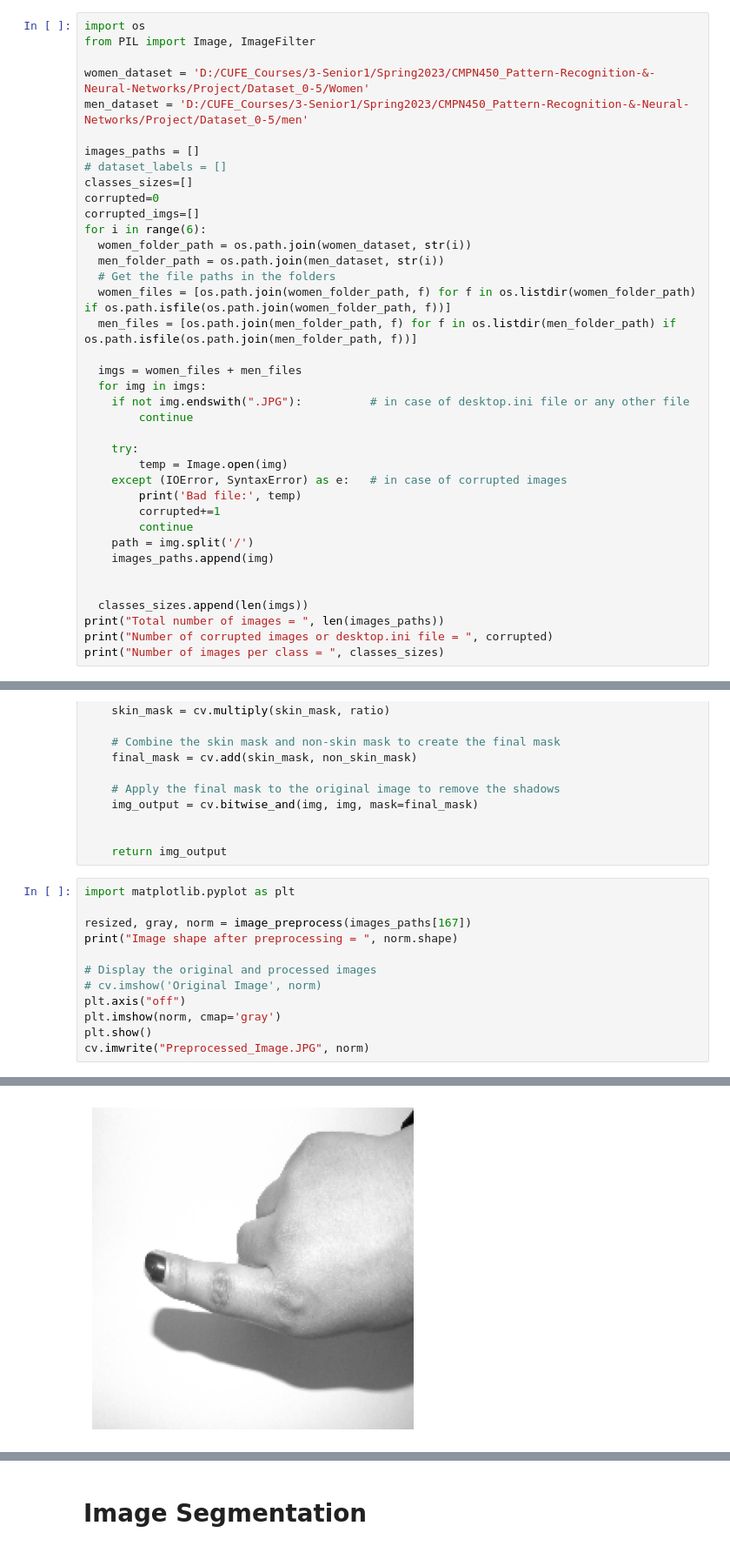
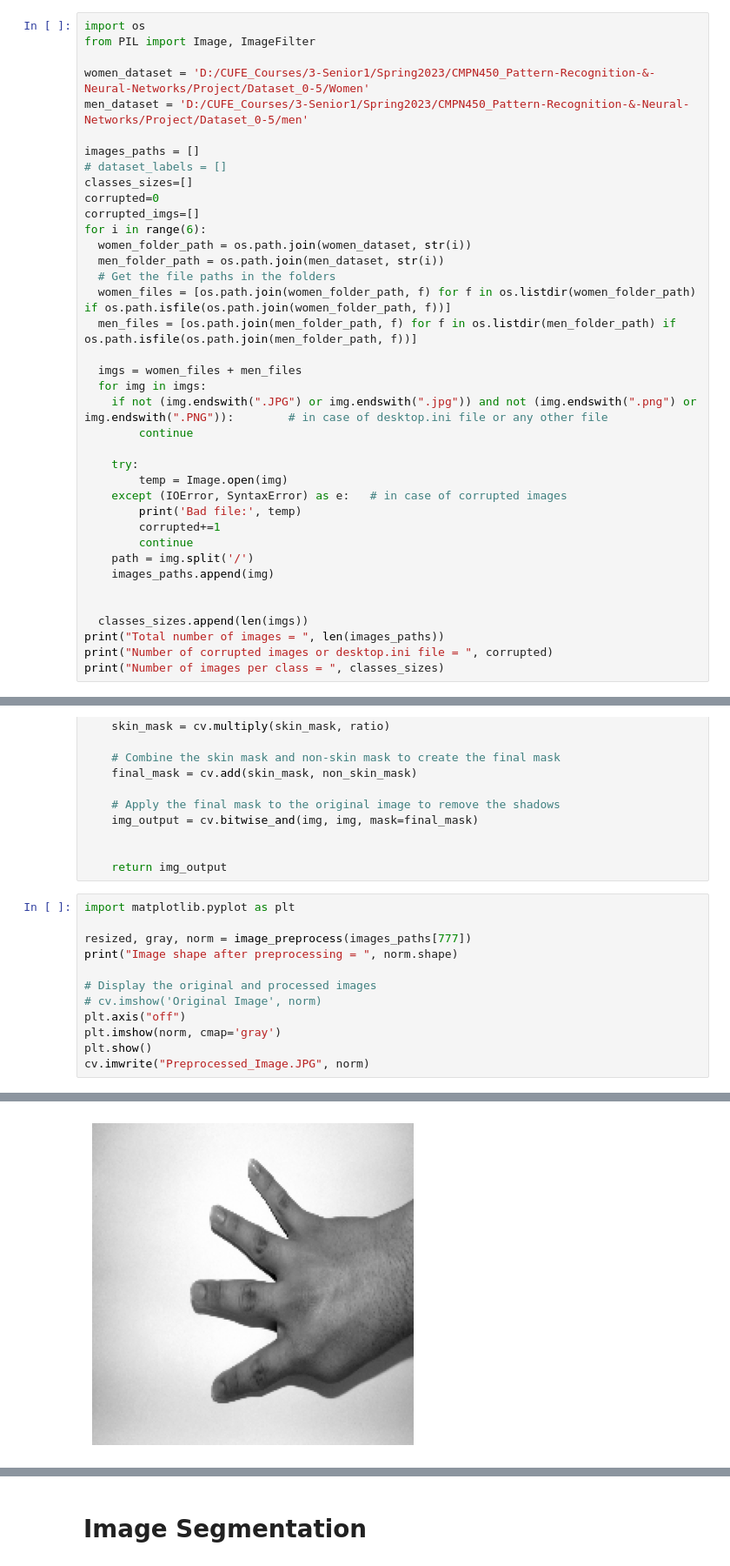
Before and after one commit to Mr-Youssef/Hand-Gesture-Recognition, a Jupyter notebook: Hand_Gesture_Trials/HandGestureRecognition.ipynb, the cells around one changed output, grey strips where cells are left out. Shown: that part at 87% size. Cells and saved outputs as stored; diff of their text form.

```diff
--- a/Hand_Gesture_Trials/HandGestureRecognition.ipynb
+++ b/Hand_Gesture_Trials/HandGestureRecognition.ipynb
@@ -21,7 +21,7 @@ for i in range(6):
 
   imgs = women_files + men_files
   for img in imgs:
-    if not img.endswith(".JPG"):          # in case of desktop.ini file or any other file
+    if not (img.endswith(".JPG") or img.endswith(".jpg")) and not (img.endswith(".png") or img.endswith(".PNG")):        # in case of desktop.ini file or any other file
         continue
 
     try:
@@ -142,18 +142,18 @@ def shadow_remover(img):
 # %%
 import matplotlib.pyplot as plt
 
-resized, gray, norm = image_preprocess(images_paths[167])
+resized, gray, norm = image_preprocess(images_paths[777])
 print("Image shape after preprocessing = ", norm.shape)
 
 # Display the original and processed images
 # cv.imshow('Original Image', norm)
 plt.axis("off")
 plt.imshow(norm, cmap='gray')
 plt.show()
 cv.imwrite("Preprocessed_Image.JPG", norm)
 # %% [output]
 Image shape after preprocessing =  (200, 200)
-[figure, old version]
+[figure, new version]
 True
 # %% [markdown]
 # **Image Segmentation**
```
Also changed, not shown: parts of 8 cells of this notebook, 26 other files.
